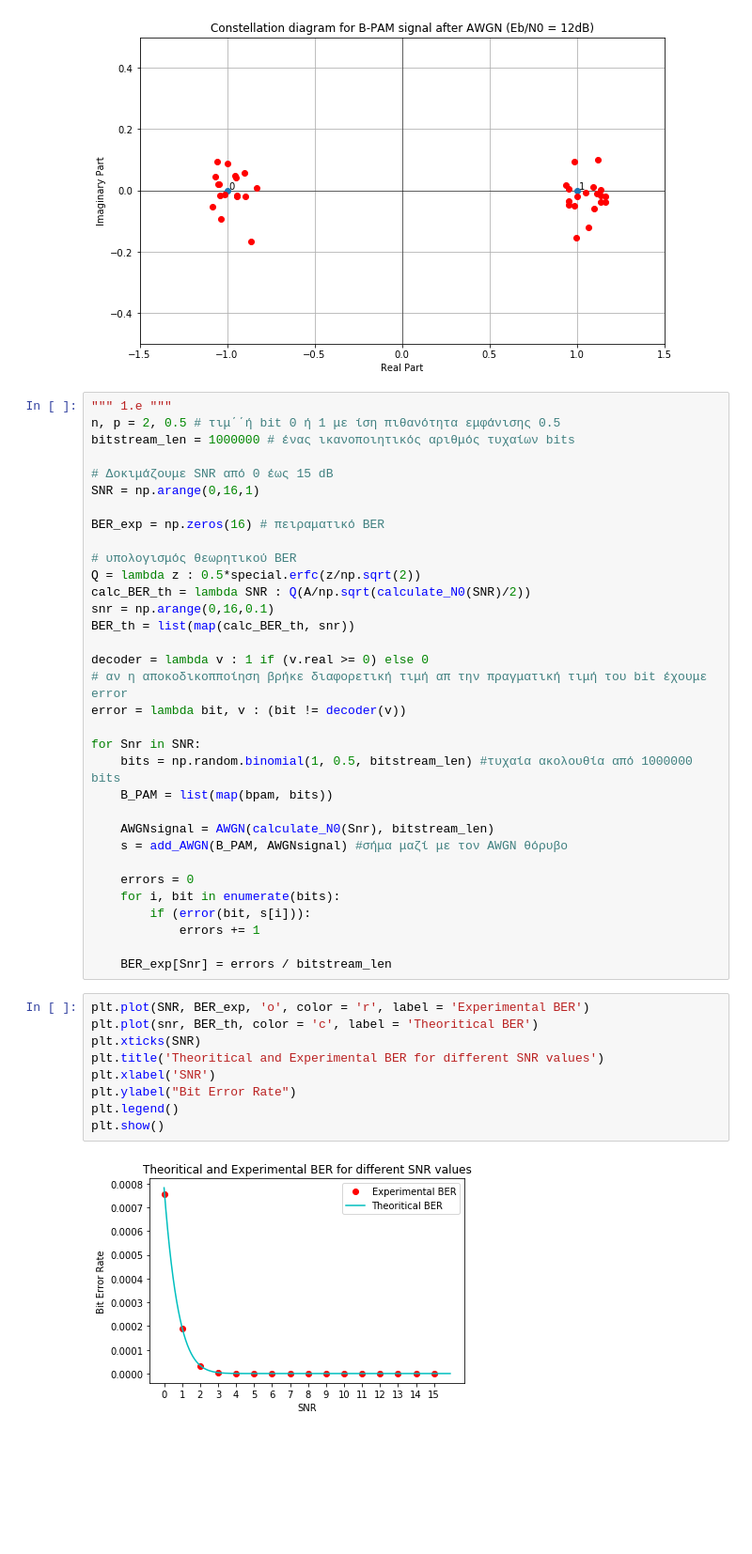
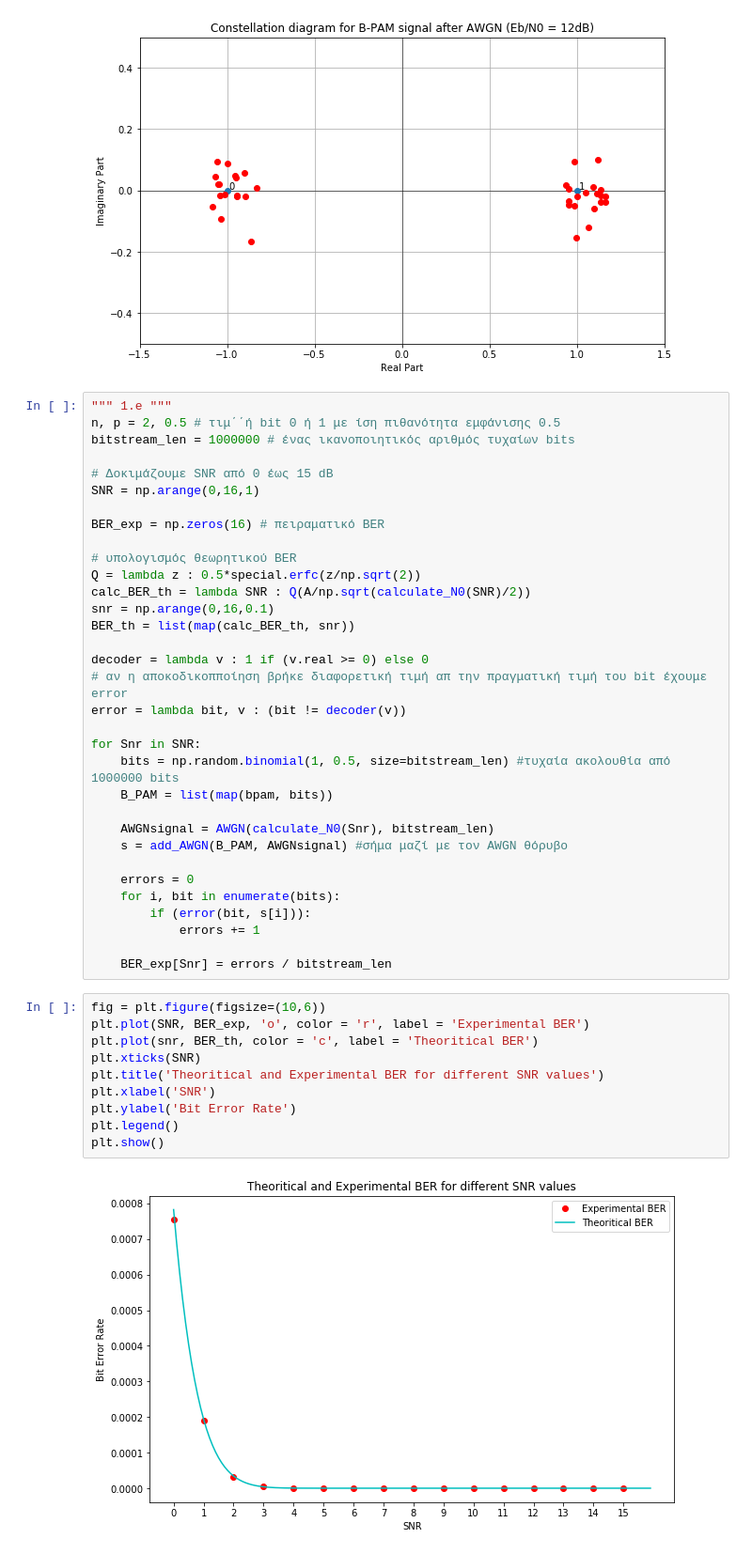
Before and after one commit to Vxiros/telecommunications-NTUA, a Jupyter notebook: Lab 2/part1.ipynb, the cells around one changed output. Shown: that part at 94% size. Cells and saved outputs as stored; diff of their text form; blank space fills up the shorter version.

```diff
--- a/Lab 2/part1.ipynb
+++ b/Lab 2/part1.ipynb
@@ -226,7 +229,7 @@ decoder = lambda v : 1 if (v.real >= 0) else 0
 error = lambda bit, v : (bit != decoder(v))
 
 for Snr in SNR:
-    bits = np.random.binomial(1, 0.5, bitstream_len) #τυχαία ακολουθία από 1000000 bits
+    bits = np.random.binomial(1, 0.5, size=bitstream_len) #τυχαία ακολουθία από 1000000 bits
     B_PAM = list(map(bpam, bits))
 
     AWGNsignal = AWGN(calculate_N0(Snr), bitstream_len)
@@ -239,13 +242,14 @@ for Snr in SNR:
 
     BER_exp[Snr] = errors / bitstream_len
 # %%
+fig = plt.figure(figsize=(10,6))
 plt.plot(SNR, BER_exp, 'o', color = 'r', label = 'Experimental BER')
 plt.plot(snr, BER_th, color = 'c', label = 'Theoritical BER')
 plt.xticks(SNR)
 plt.title('Theoritical and Experimental BER for different SNR values')
 plt.xlabel('SNR')
-plt.ylabel("Bit Error Rate")
+plt.ylabel('Bit Error Rate')
 plt.legend()
 plt.show()
 # %% [output]
-[figure, old version]
+[figure, new version]
```
Also changed, not shown: parts of 6 cells of this notebook, 2 other files.
